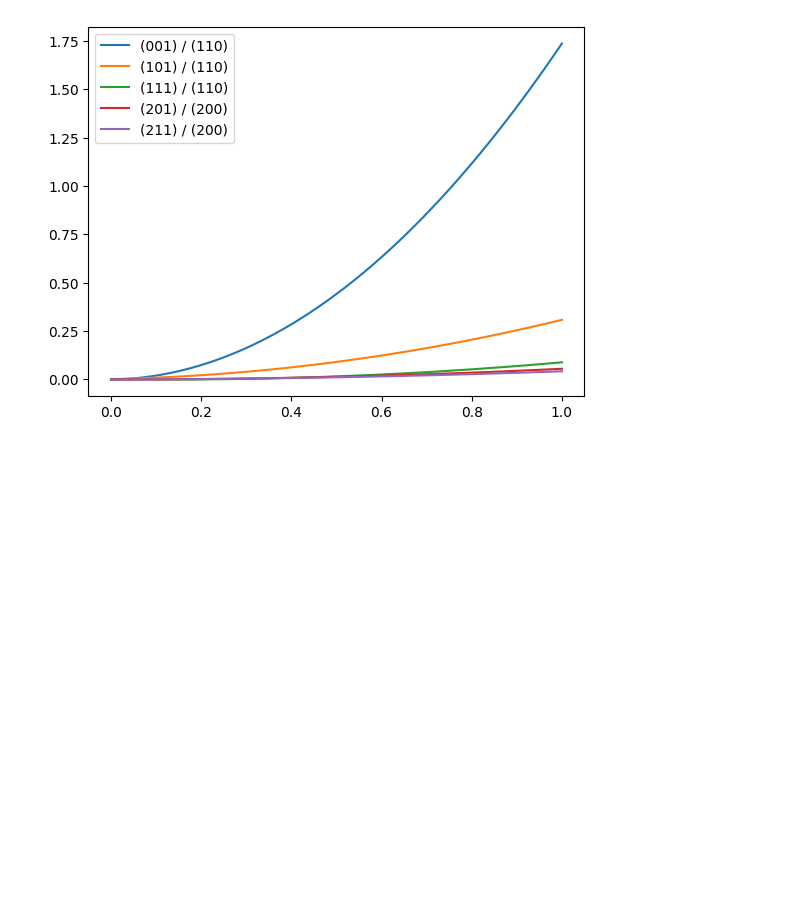
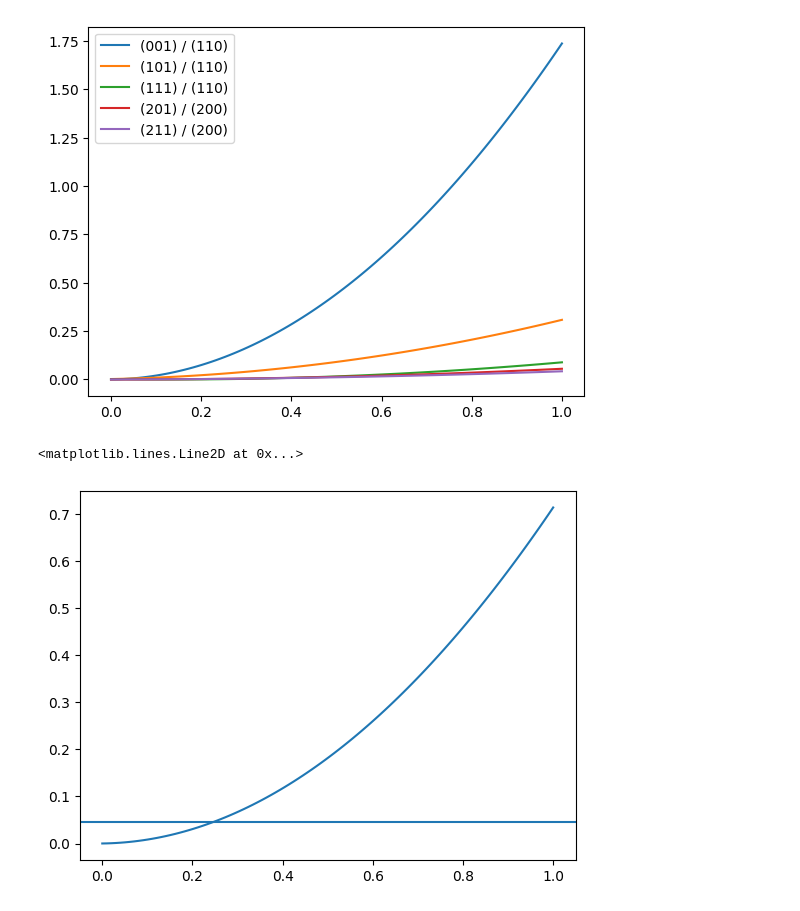
Before and after one commit to beepmo/intense_XRD, a Jupyter notebook: hkl_intensity_calculator3.ipynb, the cells around one changed output. Saved outputs shown, nothing was run; the diff lists cells and outputs as text; code cells hidden in the pictures; blank space fills up the shorter version.

```diff
--- a/hkl_intensity_calculator3.ipynb
+++ b/hkl_intensity_calculator3.ipynb
@@ -646,3 +641,13 @@ plt.legend()
 plt.savefig('/Users/beep/Desktop/La2-3/La2-3_Uchino_Fig5_reconstruction')
 # %% [output]
 [figure]
+# %%
+measured_small_peak_1 = 16.8
+measured_big_peak_2 = 362.5
+
+# for intercepting
+plt.plot(s, i001 / (i200+i020+i004))
+plt.axhline(y=measured_small_peak_1/measured_big_peak_2)
+# %% [output]
+<matplotlib.lines.Line2D at 0x...>
+[figure, added]
```
Also changed, not shown: parts of 10 cells of this notebook, 1 other file.
